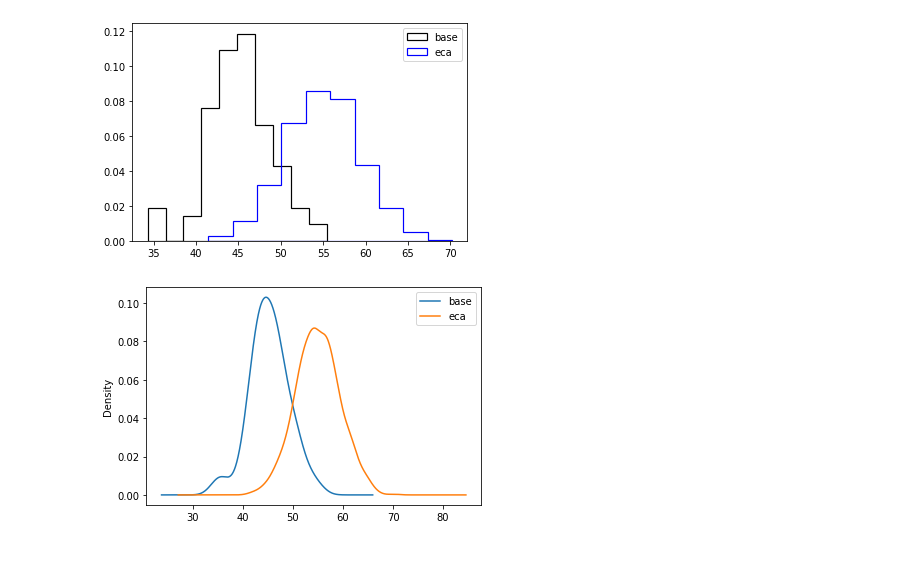
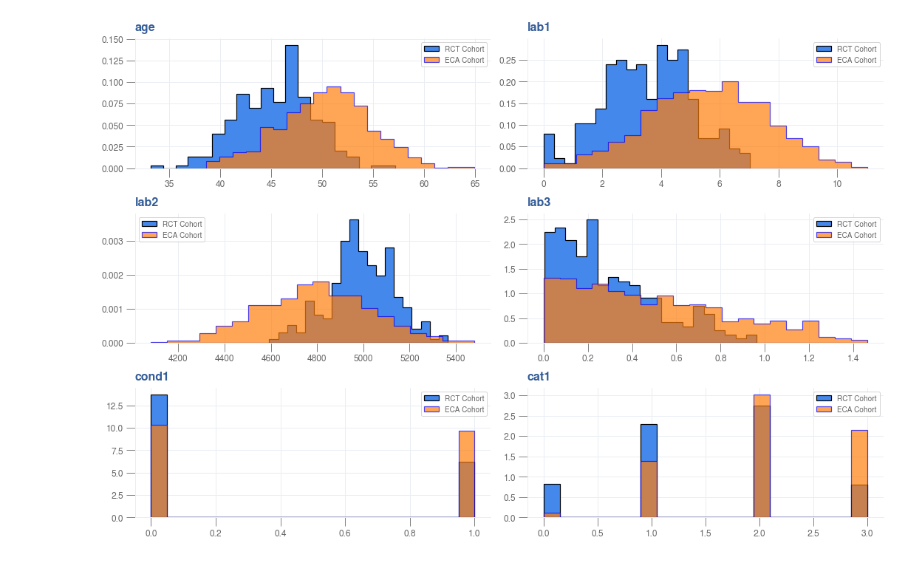
Before and after one commit to csrinesh/balance_cohort, a Jupyter notebook: cohortbalancer.ipynb, the cells around one changed output. Drawn from its saved outputs; the diff is of its cells as text; code cells hidden in the pictures.

```diff
--- a/cohortbalancer.ipynb
+++ b/cohortbalancer.ipynb
@@ -35,24 +71,42 @@ data_base = pd.DataFrame(x, columns=['age'])
 # %%
 # For External cohort
-age = 55
+age = 50
+lab1 = 5.5
+lab2 = 4800
+pcond1 = 0.5
+pcat1 = 0.7
+factor = 1.5
 
-mean = [age]
-cov = [[20]]
-x = np.random.default_rng().multivariate_normal(mean, cov, config['neca'])
+mean = [age, lab1, lab2]
+cov = [[20, 5, 150],
+       [5, 4, 100],
+       [150, 100, 55000]]
+
+
+x = np.random.multivariate_normal(mean, cov, config['neca'])
 x[x< 0] = 0
-data_eca = pd.DataFrame(x, columns=['age'])
+
+lab3 = factor*np.random.beta(1, 2, size=config['neca'])
+x = np.concatenate((x, lab3.reshape(config['neca'], -1)), axis=1)
+
+cond1 = np.random.binomial(1, pcond1, size=config['neca']).reshape(config['neca'], -1)
+x = np.concatenate((x, cond1), axis=1)
+
+cat1 = np.random.binomial(3, pcat1, size=config['neca']).reshape(config['neca'], -1)
+x = np.concatenate((x, cat1), axis=1)
+
+data_eca = pd.DataFrame(x, columns=['age', 'lab1', 'lab2', 'lab3', 'cond1', 'cat1'])
 # %%
-data_base.name = 'base'
-data_eca.name = 'eca'
-plot_dist(data_base, data_eca)
+_, ax = plt.subplots(3,2, figsize=(15, 10))
+
+data_base.name = 'RCT Cohort'
+data_eca.name = 'ECA Cohort'
+plot_dist(data_base, data_eca, 'age', ax[0][0])
+plot_dist(data_base, data_eca, 'lab1', ax[0][1])
+plot_dist(data_base, data_eca, 'lab2', ax[1][0])
+plot_dist(data_base, data_eca, 'lab3', ax[1][1])
+plot_dist(data_base, data_eca, 'cond1', ax[2][0])
+plot_dist(data_base, data_eca, 'cat1', ax[2][1])
 # %% [output]
-[figure, old version]
+[figure, new version]
-# %%
-for i, col in enumerate(data_base.columns):
-    plt.figure()
-    data_base['age'].plot.kde(label='base')
-    data_eca['age'].plot.kde(label='eca')
-    plt.legend()
-# %% [output]
-[figure, removed]
 # %%
```
Also changed, not shown: parts of 29 cells of this notebook.
